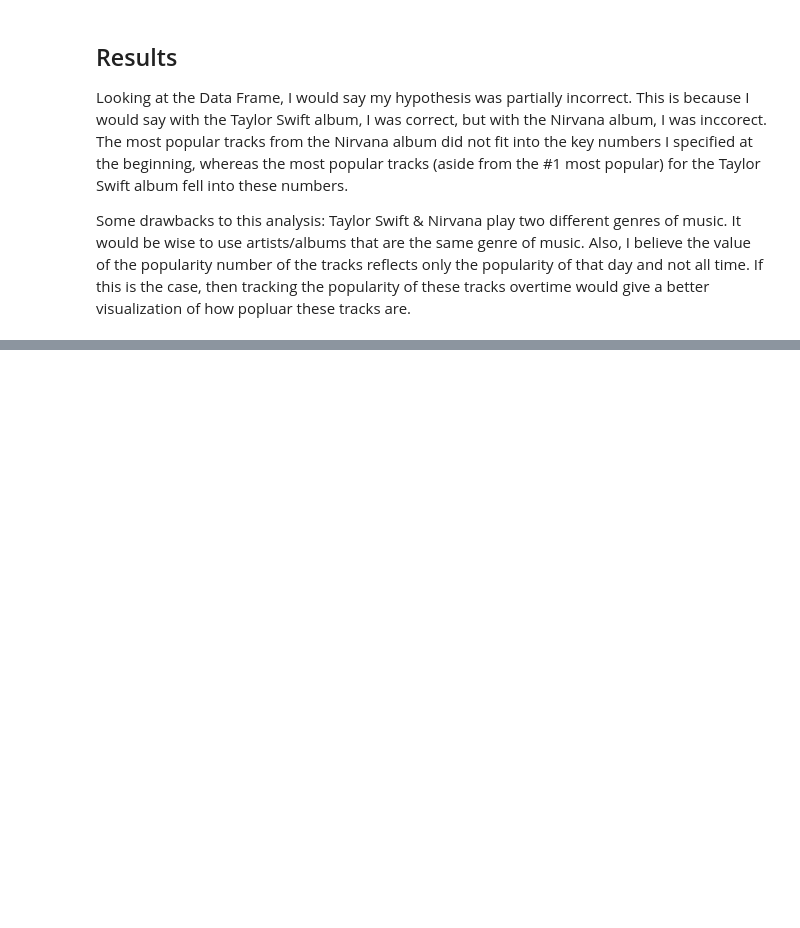
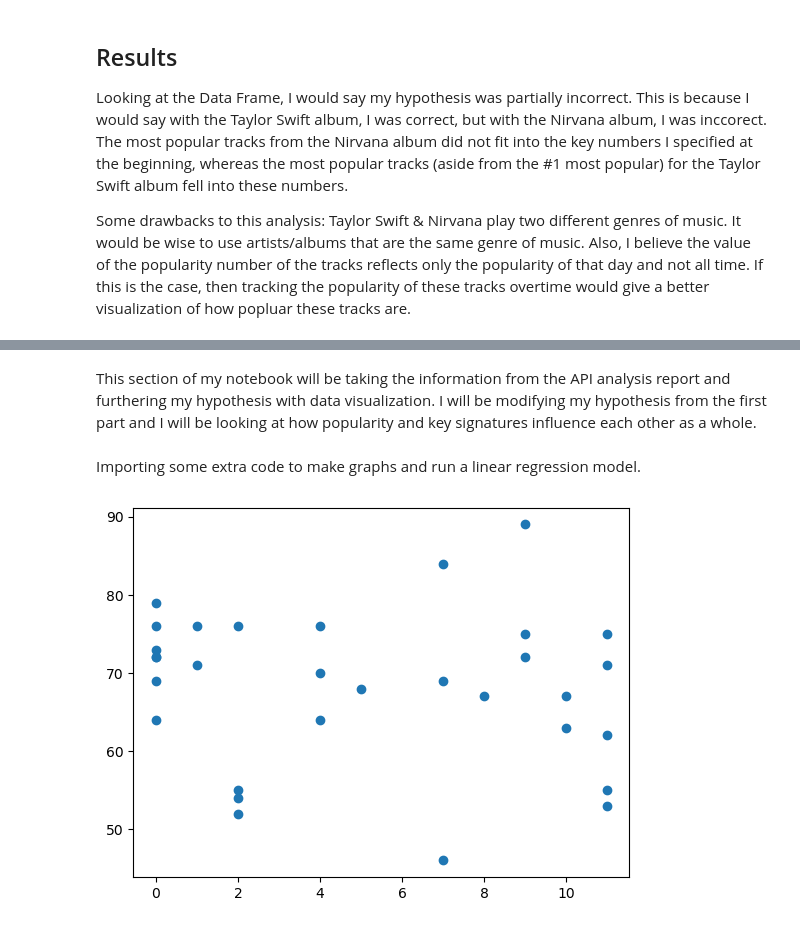
Before and after one commit to afuriga/data_fa24, a Jupyter notebook: APIDataReport.ipynb, the cells around one changed output, grey strips where cells are left out. Saved outputs shown, nothing was run; the diff lists cells and outputs as text; code cells hidden in the pictures; blank space fills up the shorter version.

```diff
--- a/APIDataReport.ipynb
+++ b/APIDataReport.ipynb
@@ -123,0 +128,2 @@ Some drawbacks to this analysis:  Taylor Swift & Nirvana play two different genr
+# %% [markdown]
+This section of my notebook will be taking the information from the API analysis report and furthering my hypothesis with data visualization.  I will be modifying my hypothesis from the first part and I will be looking at how popularity and key signatures influence each other as a whole.
@@ -123,0 +135,8 @@ Some drawbacks to this analysis:  Taylor Swift & Nirvana play two different genr
+# %% [markdown]
+Importing some extra code to make graphs and run a linear regression model.
+# %%
+fig1, ax1 = plt.subplots()
+ax1.scatter(artist_compare['key'], artist_compare['popularity'])
+plt.show()
+# %% [output]
+[figure, added]
```
Also changed, not shown: parts of 7 cells of this notebook.
